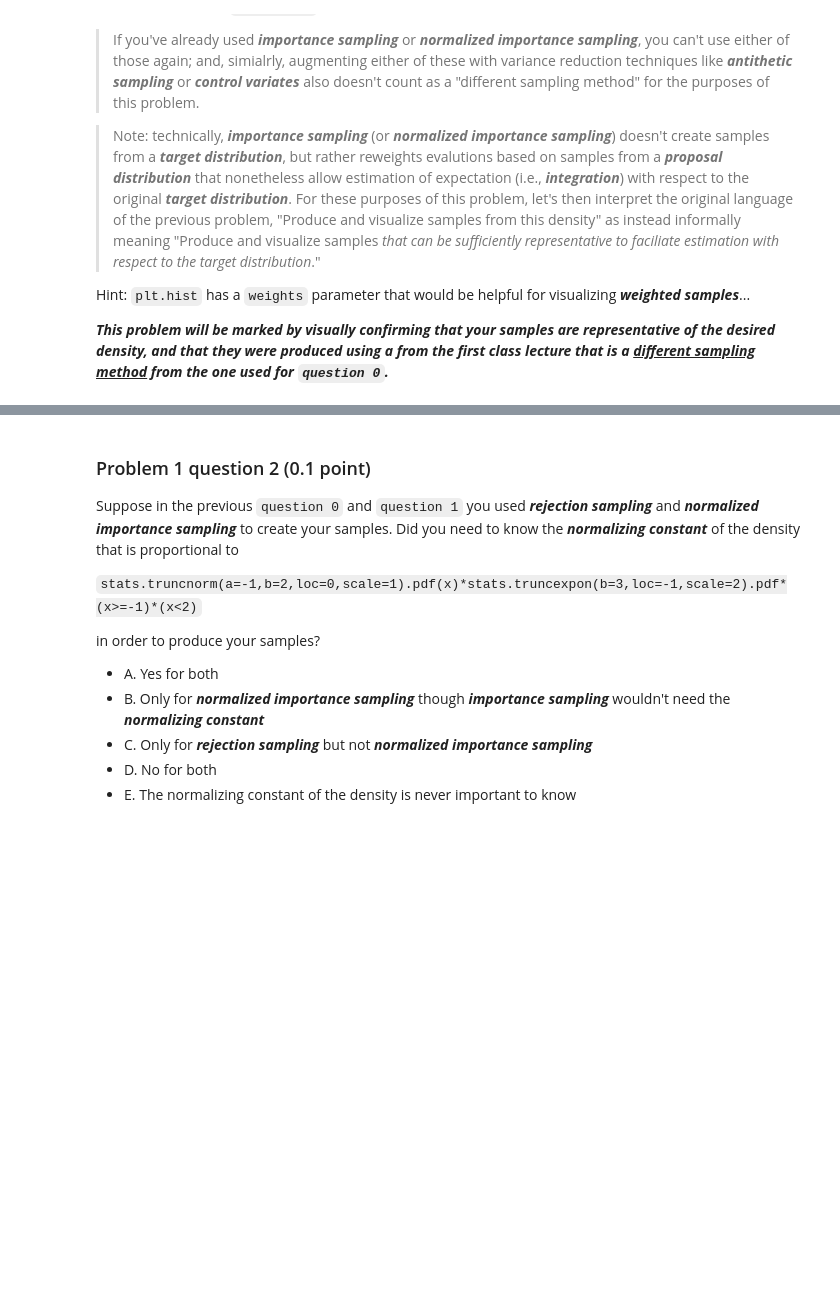
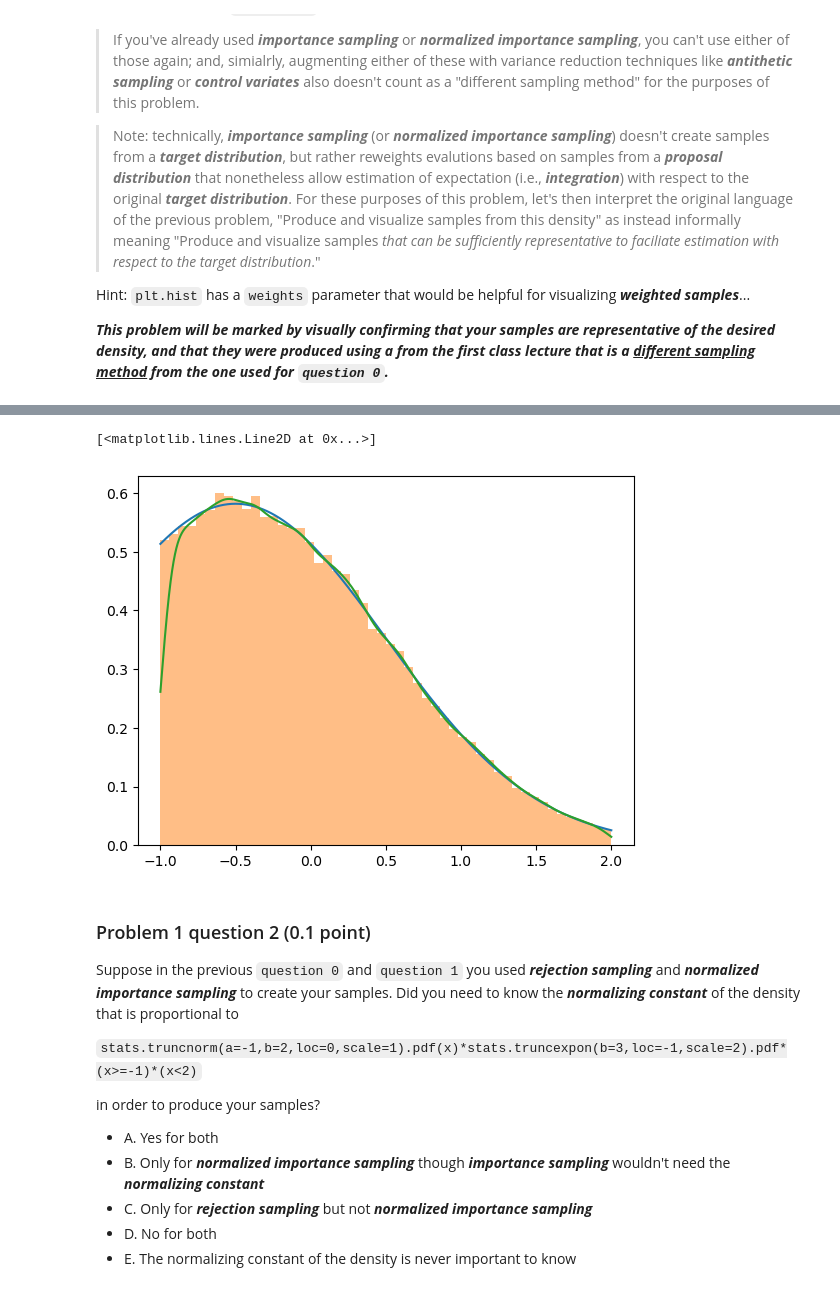
Before and after one commit to pointOfive/STA410_W24_StatisticalComputation, a Jupyter notebook: Week2/STA410_W24_Week2_Homework_EstimationViaSampling.ipynb, the cells around one changed output, grey strips where cells are left out. Saved outputs shown, nothing was run; the diff lists cells and outputs as text; code cells hidden in the pictures; blank space fills up the shorter version.

```diff
--- a/Week2/STA410_W24_Week2_Homework_EstimationViaSampling.ipynb
+++ b/Week2/STA410_W24_Week2_Homework_EstimationViaSampling.ipynb
@@ -154,5 +187,11 @@ n = 100000
 # %%
 # add "hist" "pdf1*pdf2" and "KDE" plots
+plt.plot(support, 3.3*pdf1(support)*pdf2(support), label="pdf1*pdf2")
+plt.hist(tilde_x, weights=w, density=True, bins=50, alpha=0.5)
+plt.plot(support, stats.gaussian_kde(tilde_x, weights=w, bw_method=0.1)(support))
+# %% [output]
+[<matplotlib.lines.Line2D at 0x...>]
+[figure, added]
 # %%
 # Cell for scratch work
 
```
Also changed, not shown: parts of 21 cells of this notebook.
